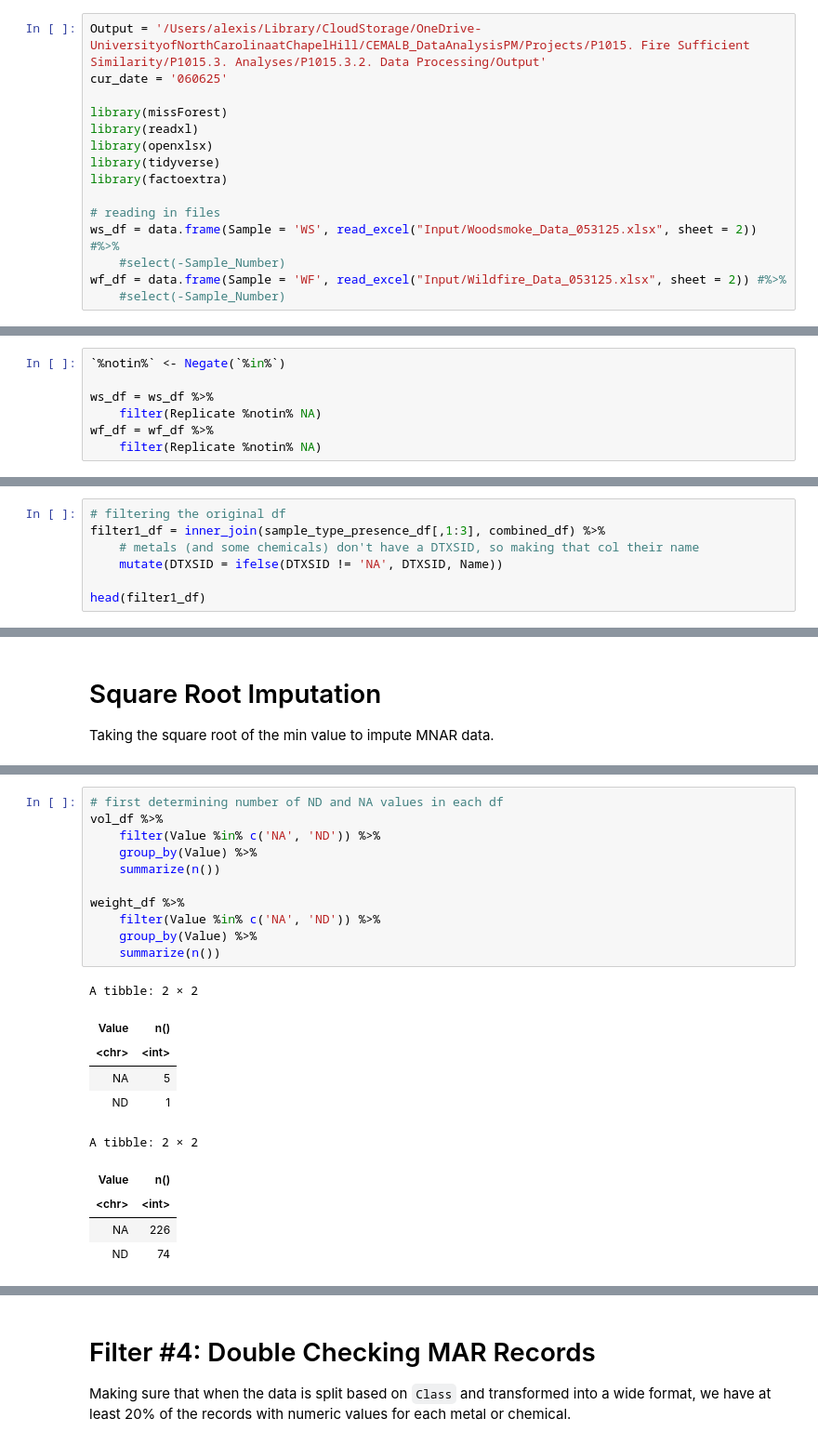
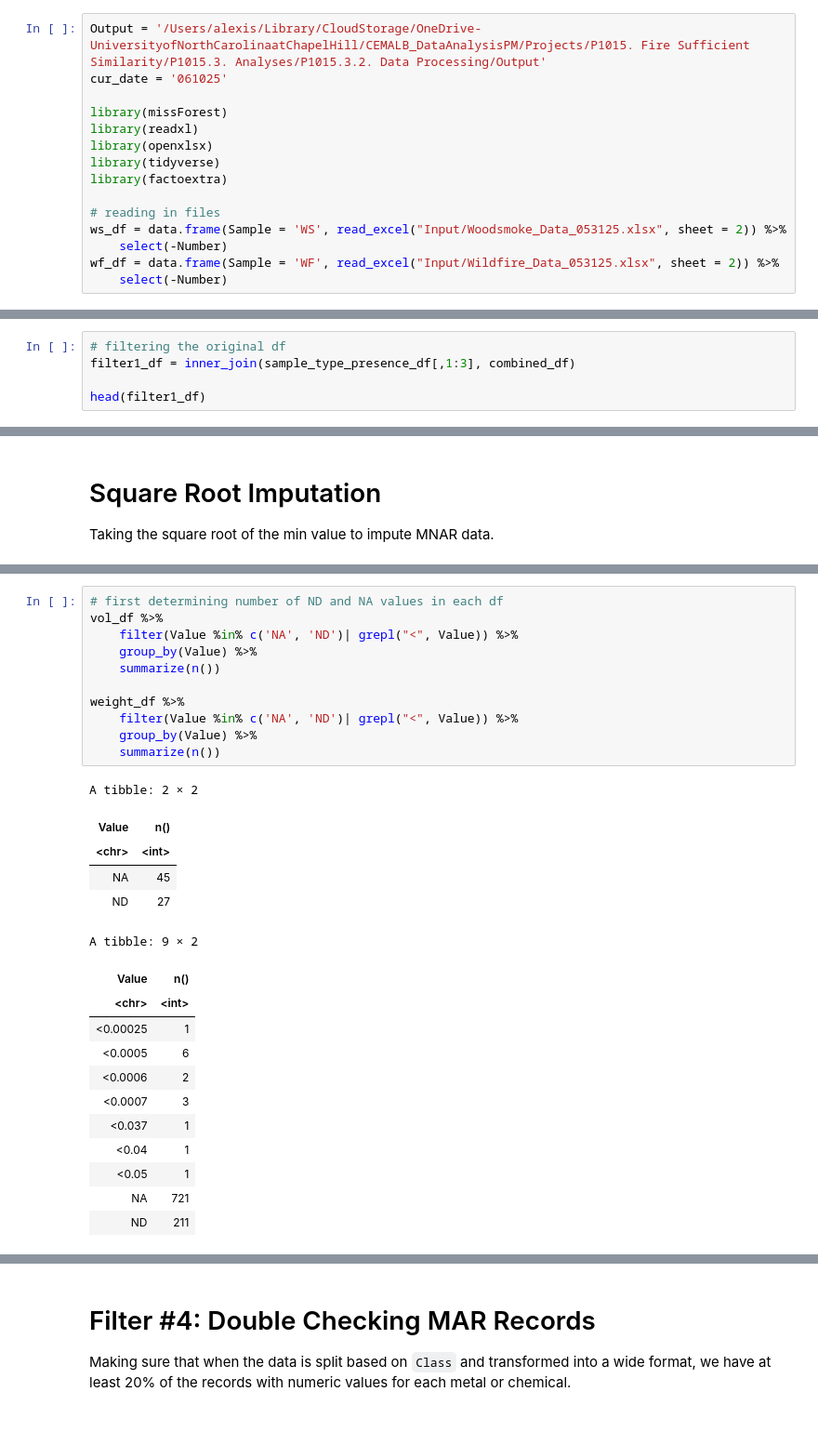
Before and after one commit to UNC-CEMALB/P1015.-Wildfire_Suffcient_Similiarity, a Jupyter notebook: 1. Data Processing/Data Processing.ipynb, the cells around one changed output, grey strips where cells are left out. Shown at 93% size. Drawn from its saved outputs; the diff is of its cells as text.

```diff
--- a/1. Data Processing/Data Processing.ipynb
+++ b/1. Data Processing/Data Processing.ipynb
@@ -2,7 +2,7 @@
 .libPaths(R.home('/opt/homebrew/Caskroom/miniforge/base/lib/R/library'))
 # %%
 Output = '/Users/alexis/Library/CloudStorage/OneDrive-UniversityofNorthCarolinaatChapelHill/CEMALB_DataAnalysisPM/Projects/P1015. Fire Sufficient Similarity/P1015.3. Analyses/P1015.3.2. Data Processing/Output'
-cur_date = '060625'
+cur_date = '061025'
 
 library(missForest)
 library(readxl)
@@ -11,10 +11,10 @@ library(tidyverse)
 library(factoextra)
 
 # reading in files
-ws_df = data.frame(Sample = 'WS', read_excel("Input/Woodsmoke_Data_053125.xlsx", sheet = 2)) #%>%
-    #select(-Sample_Number)
-wf_df = data.frame(Sample = 'WF', read_excel("Input/Wildfire_Data_053125.xlsx", sheet = 2)) #%>%
-    #select(-Sample_Number)
+ws_df = data.frame(Sample = 'WS', read_excel("Input/Woodsmoke_Data_053125.xlsx", sheet = 2)) %>%
+    select(-Number)
+wf_df = data.frame(Sample = 'WF', read_excel("Input/Wildfire_Data_053125.xlsx", sheet = 2)) %>%
+    select(-Number)
 # %% [output]
 ── Attaching core tidyverse packages ──────────────────────── tidyverse 2.0.0 ──
 ✔ dplyr     1.1.4     ✔ readr     2.1.5
@@ -64,7 +59,0 @@ Removing duplicate records for instances that weren't measured at all (MAR).
-# %%
-`%notin%` <- Negate(`%in%`)
-
-ws_df = ws_df %>%
-    filter(Replicate %notin% NA)
-wf_df = wf_df %>%
-    filter(Replicate %notin% NA)
@@ -128,8 +113,6 @@ A tibble: 6 × 4
 # %%
 # filtering the original df
-filter1_df = inner_join(sample_type_presence_df[,1:3], combined_df) %>%
-    # metals (and some chemicals) don't have a DTXSID, so making that col their name
-    mutate(DTXSID = ifelse(DTXSID != 'NA', DTXSID, Name))
+filter1_df = inner_join(sample_type_presence_df[,1:3], combined_df)
 
 head(filter1_df)
 # %% [output]
@@ -266,25 +274,32 @@ Taking the square root of the min value to impute MNAR data.
 # %%
 # first determining number of ND and NA values in each df
 vol_df %>%
-    filter(Value %in% c('NA', 'ND')) %>%
+    filter(Value %in% c('NA', 'ND')| grepl("<", Value)) %>%
     group_by(Value) %>%
     summarize(n())
 
 weight_df %>%
-    filter(Value %in% c('NA', 'ND')) %>%
+    filter(Value %in% c('NA', 'ND')| grepl("<", Value)) %>%
     group_by(Value) %>%
     summarize(n())
 # %% [output]
 A tibble: 2 × 2
 | Value | n() |
 | <chr> | <int> |
-| NA | 5 |
-| ND | 1 |
+| NA | 45 |
+| ND | 27 |
-A tibble: 2 × 2
+A tibble: 9 × 2
 | Value | n() |
 | <chr> | <int> |
-| NA | 226 |
-| ND | 74 |
+| <0.00025 | 1 |
+| <0.0005 | 6 |
+| <0.0006 | 2 |
+| <0.0007 | 3 |
+| <0.037 | 1 |
+| <0.04 | 1 |
+| <0.05 | 1 |
+| NA | 721 |
+| ND | 211 |
 # %%
 dim(vol_df)
 dim(weight_df)
```
Also changed, not shown: parts of 30 cells of this notebook.
